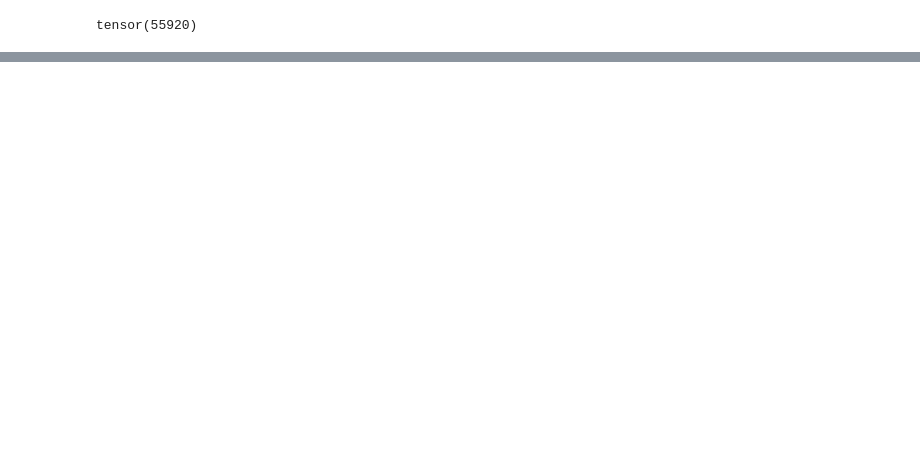
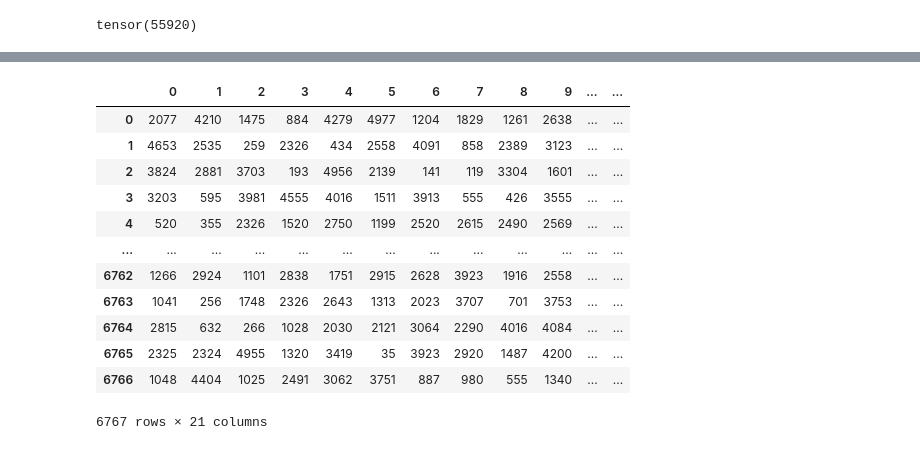
Before and after one commit to happykygo/GNN-eCommerce, a Jupyter notebook: notebooks/LightGCN_model.ipynb, the cells around one changed output, grey strips where cells are left out. Cells and saved outputs as stored; diff of their text form; code cells hidden in the pictures; blank space fills up the shorter version.

```diff
--- a/notebooks/LightGCN_model.ipynb
+++ b/notebooks/LightGCN_model.ipynb
@@ -356,0 +439,16 @@ topk_relevance_indices_df
+# %%
+topk_relevance_indices_df
+# %% [output]
+|  | 0 | 1 | 2 | 3 | 4 | 5 | 6 | 7 | 8 | 9 | ... | ... |
+| 0 | 2077 | 4210 | 1475 | 884 | 4279 | 4977 | 1204 | 1829 | 1261 | 2638 | ... | ... |
+| 1 | 4653 | 2535 | 259 | 2326 | 434 | 2558 | 4091 | 858 | 2389 | 3123 | ... | ... |
+| 2 | 3824 | 2881 | 3703 | 193 | 4956 | 2139 | 141 | 119 | 3304 | 1601 | ... | ... |
+| 3 | 3203 | 595 | 3981 | 4555 | 4016 | 1511 | 3913 | 555 | 426 | 3555 | ... | ... |
+| 4 | 520 | 355 | 2326 | 1520 | 2750 | 1199 | 2520 | 2615 | 2490 | 2569 | ... | ... |
+| ... | ... | ... | ... | ... | ... | ... | ... | ... | ... | ... | ... | ... |
+| 6762 | 1266 | 2924 | 1101 | 2838 | 1751 | 2915 | 2628 | 3923 | 1916 | 2558 | ... | ... |
+| 6763 | 1041 | 256 | 1748 | 2326 | 2643 | 1313 | 2023 | 3707 | 701 | 3753 | ... | ... |
+| 6764 | 2815 | 632 | 266 | 1028 | 2030 | 2121 | 3064 | 2290 | 4016 | 4084 | ... | ... |
+| 6765 | 2325 | 2324 | 4955 | 1320 | 3419 | 35 | 3923 | 2920 | 1487 | 4200 | ... | ... |
+| 6766 | 1048 | 4404 | 1025 | 2491 | 3062 | 3751 | 887 | 980 | 555 | 1340 | ... | ... |
+6767 rows × 21 columns
```
Also changed, not shown: parts of 58 cells of this notebook, 1 other file.
